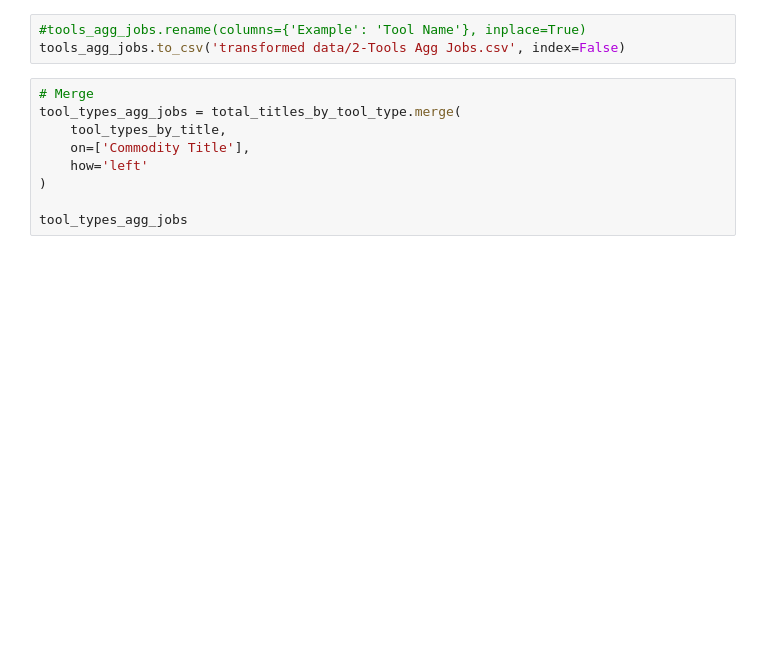
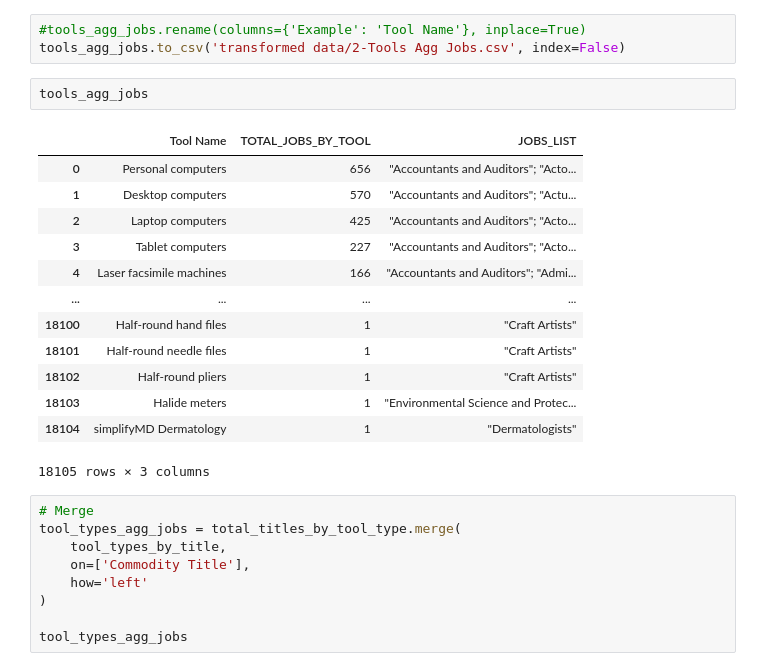
Before and after one commit to matthewcavanaugh96/magnimind, a Jupyter notebook: AI Job Displacement/Part 1-2 Tools Aggregates.ipynb, the cells around one changed output. Saved outputs shown, nothing was run; the diff lists cells and outputs as text; blank space fills up the shorter version.

```diff
--- a/AI Job Displacement/Part 1-2 Tools Aggregates.ipynb
+++ b/AI Job Displacement/Part 1-2 Tools Aggregates.ipynb
@@ -395,6 +395,22 @@ tools_agg_jobs
 # %%
 #tools_agg_jobs.rename(columns={'Example': 'Tool Name'}, inplace=True)
 tools_agg_jobs.to_csv('transformed data/2-Tools Agg Jobs.csv', index=False)
+# %%
+tools_agg_jobs
+# %% [output]
+|  | Tool Name | TOTAL_JOBS_BY_TOOL | JOBS_LIST |
+| 0 | Personal computers | 656 | "Accountants and Auditors"; "Acto... |
+| 1 | Desktop computers | 570 | "Accountants and Auditors"; "Actu... |
+| 2 | Laptop computers | 425 | "Accountants and Auditors"; "Acto... |
+| 3 | Tablet computers | 227 | "Accountants and Auditors"; "Acto... |
+| 4 | Laser facsimile machines | 166 | "Accountants and Auditors"; "Admi... |
+| ... | ... | ... | ... |
+| 18100 | Half-round hand files | 1 | "Craft Artists" |
+| 18101 | Half-round needle files | 1 | "Craft Artists" |
+| 18102 | Half-round pliers | 1 | "Craft Artists" |
+| 18103 | Halide meters | 1 | "Environmental Science and Protec... |
+| 18104 | simplifyMD Dermatology | 1 | "Dermatologists" |
+18105 rows × 3 columns
 # %%
 # Merge
 tool_types_agg_jobs = total_titles_by_tool_type.merge(
```
Also changed, not shown: parts of 6 cells of this notebook, 1 other file.
